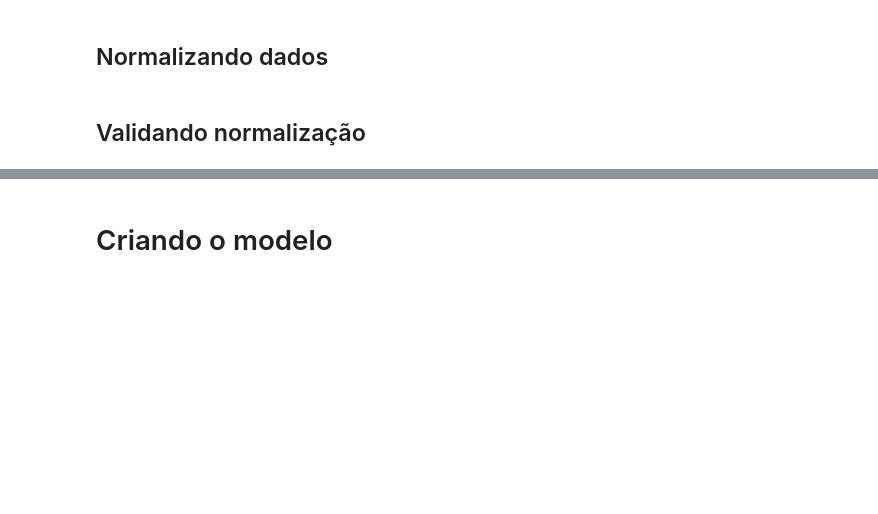
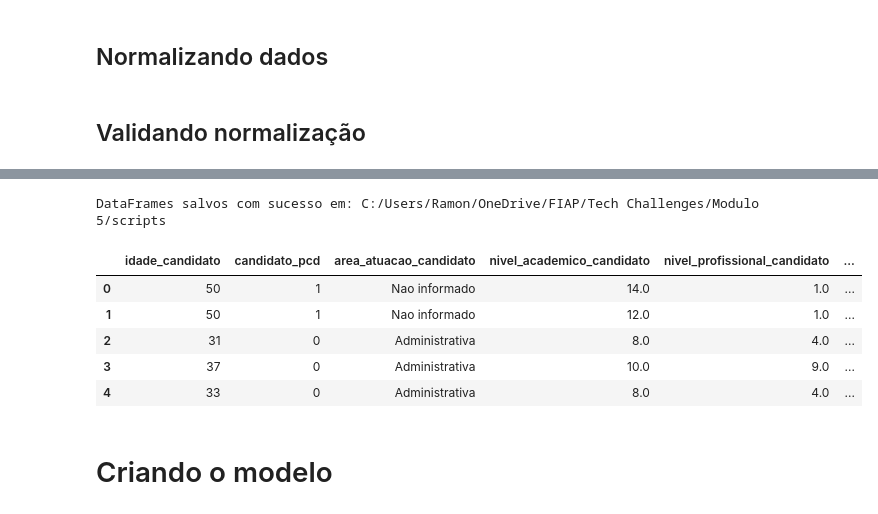
Before and after one commit to RamonMMBarbosa/admission_predictor_fiap, a Jupyter notebook: admission_model_project.ipynb, the cells around one changed output, grey strips where cells are left out. Saved outputs shown, nothing was run; the diff lists cells and outputs as text; code cells hidden in the pictures; blank space fills up the shorter version.

```diff
--- a/admission_model_project.ipynb
+++ b/admission_model_project.ipynb
@@ -797,3 +763,6 @@ Data columns (total 34 columns):
  33  flg_outro_idioma_candidato_nao_informado  56623 non-null  int32
 dtypes: float64(15), int32(4), int64(9), object(6)
 memory usage: 14.3+ MB
+# %%
+df = df.reset_index(drop=True)
+df_vagas = df_vagas.reset_index(drop=True)
@@ -800,3 +771,24 @@ memory usage: 14.3+ MB
+# %%
+df = df.drop(columns={'id_vaga', 'id_candidato'}, axis=1)
+# %%
+caminho_csv = 'C:/Users/Ramon/OneDrive/FIAP/Tech Challenges/Modulo 5/scripts'
+
+df.to_csv(f'{caminho_csv}/admission_base_de_dados.csv', index=False)
+
+df_vagas.to_csv(f'{caminho_csv}/vagas.csv', index=False)
+
+print(f'DataFrames salvos com sucesso em: {caminho_csv}')
+# %% [output]
+DataFrames salvos com sucesso em: C:/Users/Ramon/OneDrive/FIAP/Tech Challenges/Modulo 5/scripts
+# %%
+df.head()
+# %% [output]
+|  | idade_candidato | candidato_pcd | area_atuacao_candidato | nivel_academico_candidato | nivel_profissional_candidato | ... |
+| 0 | 50 | 1 | Nao informado | 14.0 | 1.0 | ... |
+| 1 | 50 | 1 | Nao informado | 12.0 | 1.0 | ... |
+| 2 | 31 | 0 | Administrativa | 8.0 | 4.0 | ... |
+| 3 | 37 | 0 | Administrativa | 10.0 | 9.0 | ... |
+| 4 | 33 | 0 | Administrativa | 8.0 | 4.0 | ... |
 # %% [markdown]
 # Criando o modelo
 # %% [markdown]
```
Also changed, not shown: parts of 11 cells of this notebook, 3 other files.
